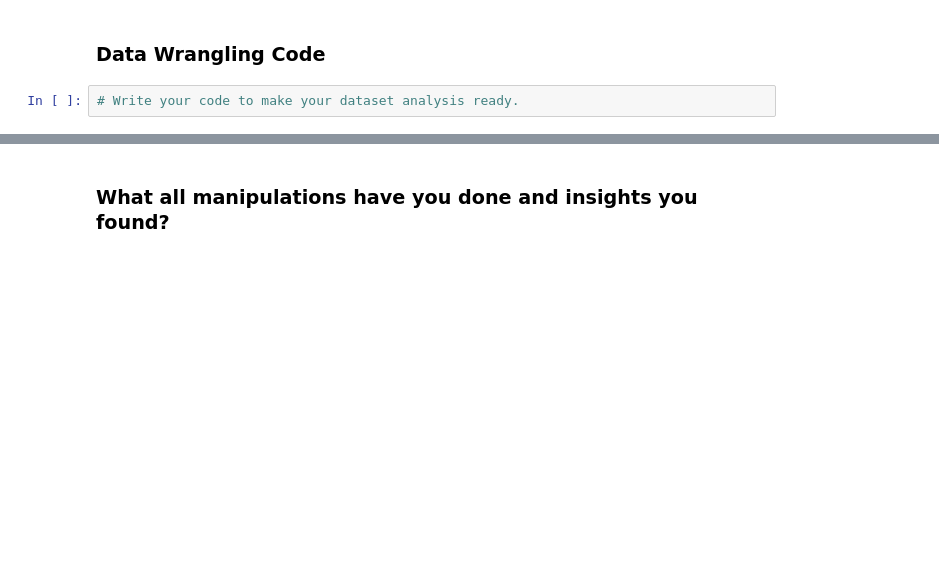
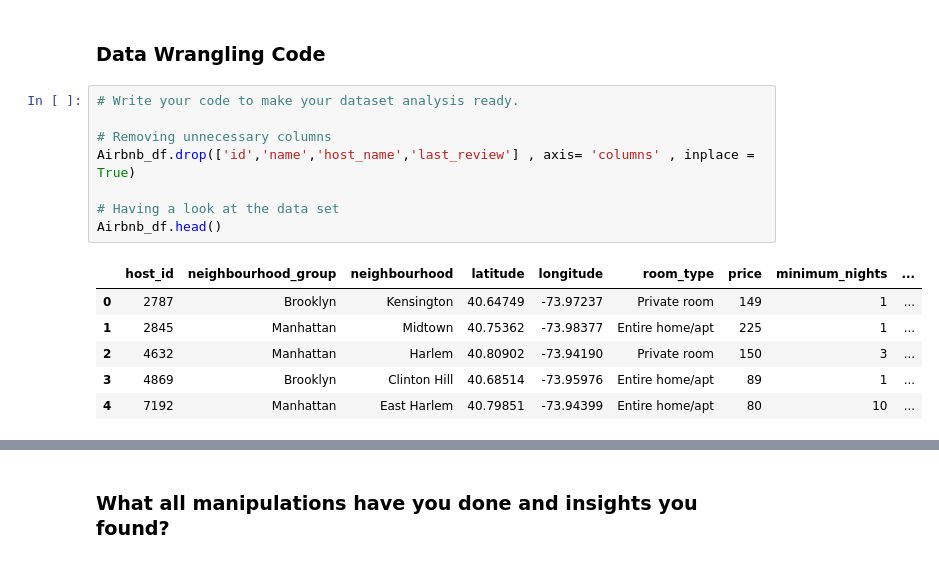
Before and after one commit to samee-faq/airbnb_eda_project, a Jupyter notebook: Sameera's_Airbnb_Bookings_Analysis_Capstone_Project_EDA.ipynb, the cells around one changed output, grey strips where cells are left out. Cells and saved outputs as stored; diff of their text form; blank space fills up the shorter version.

```diff
--- a/Sameera's_Airbnb_Bookings_Analysis_Capstone_Project_EDA.ipynb
+++ b/Sameera's_Airbnb_Bookings_Analysis_Capstone_Project_EDA.ipynb
@@ -262,3 +290,16 @@ Answer Here
 ### Data Wrangling Code
 # %%
 # Write your code to make your dataset analysis ready.
+
+# Removing unnecessary columns
+Airbnb_df.drop(['id','name','host_name','last_review'] , axis= 'columns' , inplace = True)
+
+# Having a look at the data set
+Airbnb_df.head()
+# %% [output]
+|  | host_id | neighbourhood_group | neighbourhood | latitude | longitude | room_type | price | minimum_nights | ... |
+| 0 | 2787 | Brooklyn | Kensington | 40.64749 | -73.97237 | Private room | 149 | 1 | ... |
+| 1 | 2845 | Manhattan | Midtown | 40.75362 | -73.98377 | Entire home/apt | 225 | 1 | ... |
+| 2 | 4632 | Manhattan | Harlem | 40.80902 | -73.94190 | Private room | 150 | 3 | ... |
+| 3 | 4869 | Brooklyn | Clinton Hill | 40.68514 | -73.95976 | Entire home/apt | 89 | 1 | ... |
+| 4 | 7192 | Manhattan | East Harlem | 40.79851 | -73.94399 | Entire home/apt | 80 | 10 | ... |
```
Also changed, not shown: parts of 12 cells of this notebook.
